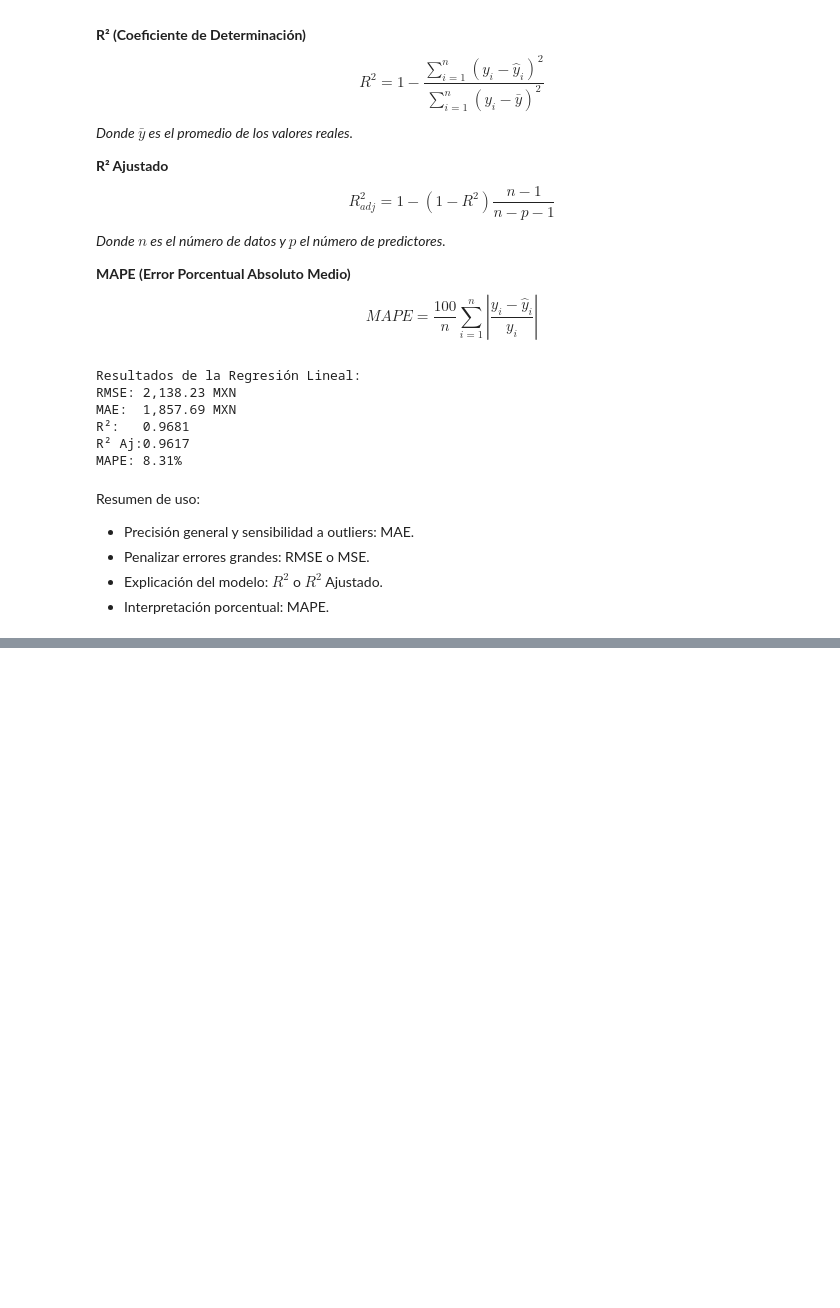
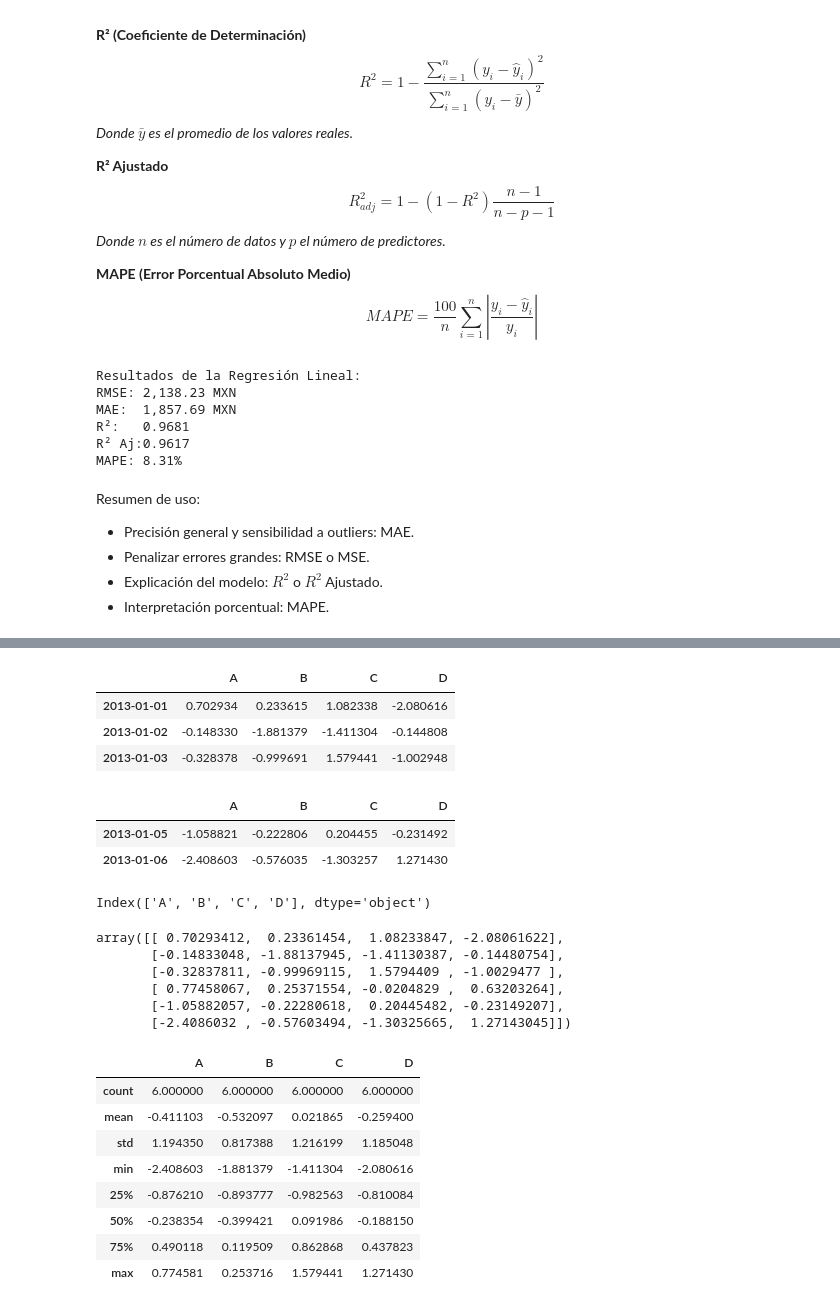
Before and after one commit to Diego0086/Mineria-De-Datos, a Jupyter notebook: Untitled0.ipynb, the cells around one changed output, grey strips where cells are left out. Drawn from its saved outputs; the diff is of its cells as text; code cells hidden in the pictures; blank space fills up the shorter version.

```diff
--- a/Untitled0.ipynb
+++ b/Untitled0.ipynb
@@ -1024,0 +1043,2 @@ Resumen de uso:
+# %%
+dates = pd.date_range("20130101", periods=6) #rangos de fechas
@@ -1024,0 +1051,2 @@ Resumen de uso:
+# %%
+df = pd.DataFrame(np.random.randn(6, 4), index=dates, columns=list("ABCD")) #creacion de un data frame df o panel de datos usando datos aleatorios de 6x4 en columnas que llamamos ABCD
@@ -1024,0 +1093,38 @@ Resumen de uso:
+# %%
+df.head(3) #prieros argumentos o datos de la lista o tabla generada
+# %% [output]
+|  | A | B | C | D |
+| 2013-01-01 | 0.702934 | 0.233615 | 1.082338 | -2.080616 |
+| 2013-01-02 | -0.148330 | -1.881379 | -1.411304 | -0.144808 |
+| 2013-01-03 | -0.328378 | -0.999691 | 1.579441 | -1.002948 |
+# %%
+df.tail(2) #muestra los ultimos de la tabla
+# %% [output]
+|  | A | B | C | D |
+| 2013-01-05 | -1.058821 | -0.222806 | 0.204455 | -0.231492 |
+| 2013-01-06 | -2.408603 | -0.576035 | -1.303257 | 1.271430 |
+# %%
+df.columns
+# %% [output]
+Index(['A', 'B', 'C', 'D'], dtype='object')
+# %%
+df.to_numpy()#arreglo de numpy siempre que los datos coincidan
+# %% [output]
+array([[ 0.70293412,  0.23361454,  1.08233847, -2.08061622],
+       [-0.14833048, -1.88137945, -1.41130387, -0.14480754],
+       [-0.32837811, -0.99969115,  1.5794409 , -1.0029477 ],
+       [ 0.77458067,  0.25371554, -0.0204829 ,  0.63203264],
+       [-1.05882057, -0.22280618,  0.20445482, -0.23149207],
+       [-2.4086032 , -0.57603494, -1.30325665,  1.27143045]])
+# %%
+df.describe()#resumen estadistico de los datos que generamos
+# %% [output]
+|  | A | B | C | D |
+| count | 6.000000 | 6.000000 | 6.000000 | 6.000000 |
+| mean | -0.411103 | -0.532097 | 0.021865 | -0.259400 |
+| std | 1.194350 | 0.817388 | 1.216199 | 1.185048 |
+| min | -2.408603 | -1.881379 | -1.411304 | -2.080616 |
+| 25% | -0.876210 | -0.893777 | -0.982563 | -0.810084 |
+| 50% | -0.238354 | -0.399421 | 0.091986 | -0.188150 |
+| 75% | 0.490118 | 0.119509 | 0.862868 | 0.437823 |
+| max | 0.774581 | 0.253716 | 1.579441 | 1.271430 |
```
Also changed, not shown: parts of 13 cells of this notebook.
